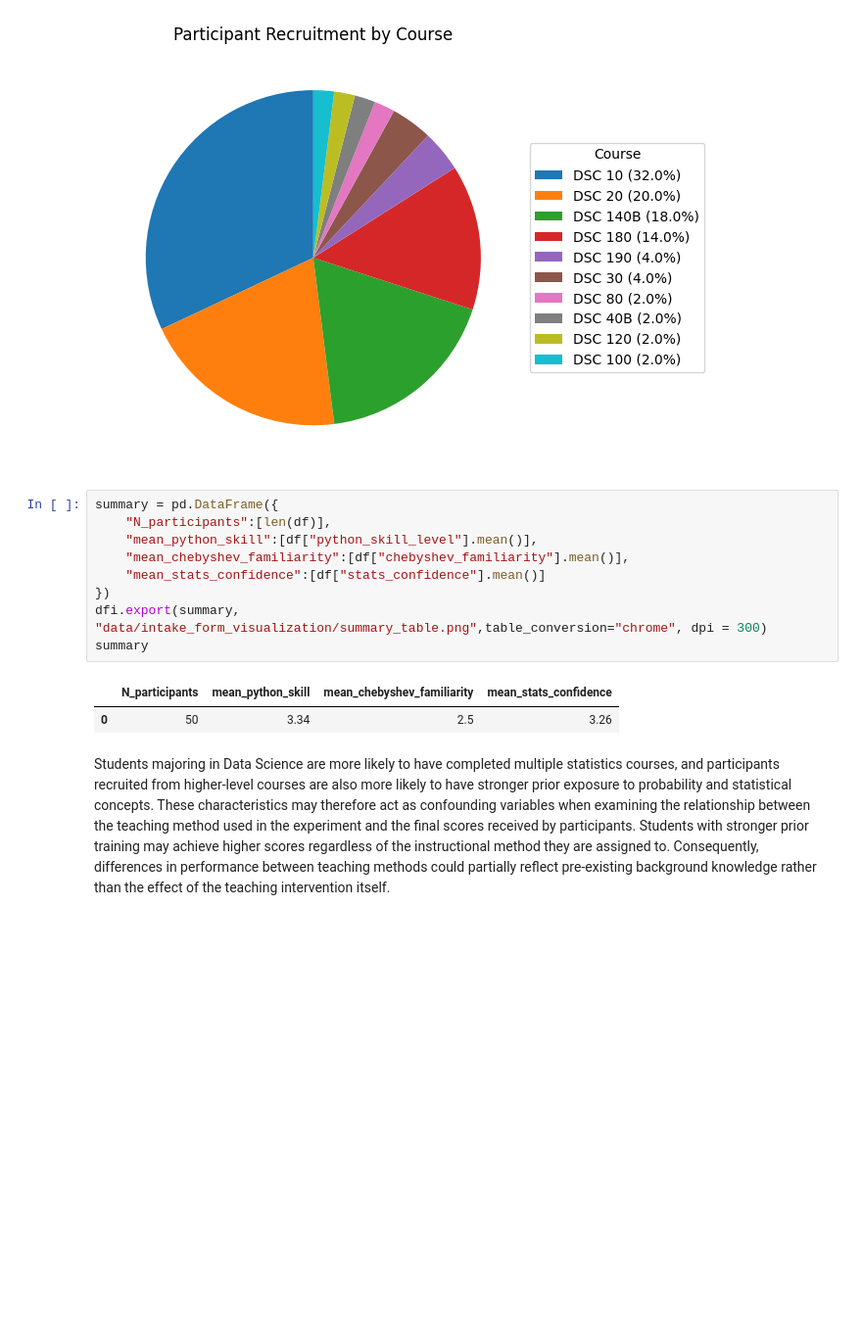
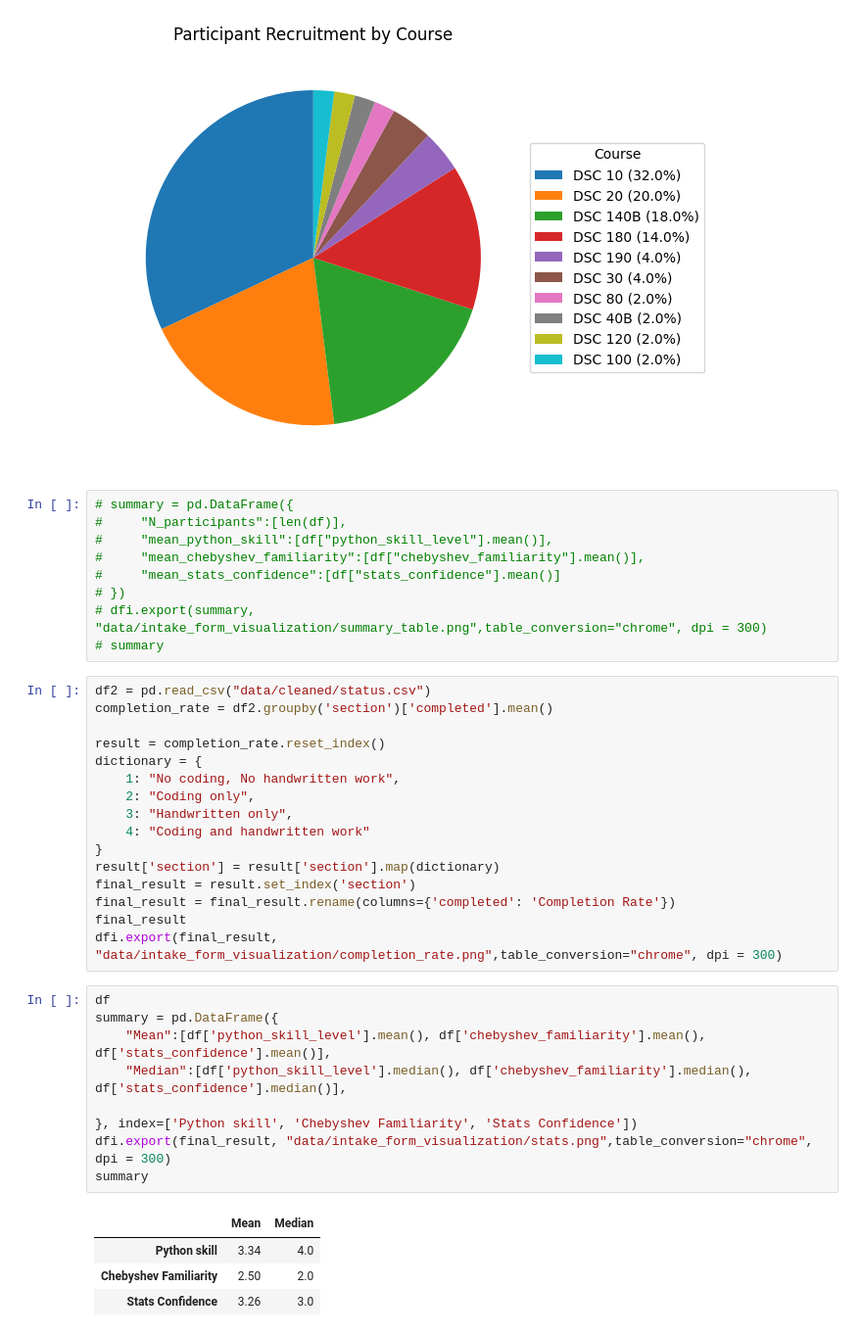
Before and after one commit to SaintHades/Simulation-coding-exercises-for-teaching-probability-theory, a Jupyter notebook: intake_form_visualization.ipynb, the cells around one changed output. Shown at 98% size. Drawn from its saved outputs; the diff is of its cells as text; blank space fills up the shorter version.

```diff
--- a/intake_form_visualization.ipynb
+++ b/intake_form_visualization.ipynb
@@ -61,16 +59,41 @@ plt.show()
 [figure]
 [figure]
 # %%
-summary = pd.DataFrame({
-    "N_participants":[len(df)],
-    "mean_python_skill":[df["python_skill_level"].mean()],
-    "mean_chebyshev_familiarity":[df["chebyshev_familiarity"].mean()],
-    "mean_stats_confidence":[df["stats_confidence"].mean()]
-})
-dfi.export(summary, "data/intake_form_visualization/summary_table.png",table_conversion="chrome", dpi = 300)
-summary
+# summary = pd.DataFrame({
+#     "N_participants":[len(df)],
+#     "mean_python_skill":[df["python_skill_level"].mean()],
+#     "mean_chebyshev_familiarity":[df["chebyshev_familiarity"].mean()],
+#     "mean_stats_confidence":[df["stats_confidence"].mean()]
+# })
+# dfi.export(summary, "data/intake_form_visualization/summary_table.png",table_conversion="chrome", dpi = 300)
+# summary
-# %% [output]
-|  | N_participants | mean_python_skill | mean_chebyshev_familiarity | mean_stats_confidence |
-| 0 | 50 | 3.34 | 2.5 | 3.26 |
-# %% [markdown]
-Students majoring in Data Science are more likely to have completed multiple statistics courses, and participants recruited from higher-level courses are also more likely to have stronger prior exposure to probability and statistical concepts. These characteristics may therefore act as confounding variables when examining the relationship between the teaching method used in the experiment and the final scores received by participants. Students with stronger prior training may achieve higher scores regardless of the instructional method they are assigned to. Consequently, differences in performance between teaching methods could partially reflect pre-existing background knowledge rather than the effect of the teaching intervention itself.
+# %%
+df2 = pd.read_csv("data/cleaned/status.csv")
+completion_rate = df2.groupby('section')['completed'].mean()
+
+result = completion_rate.reset_index()
+dictionary = {
+    1: "No coding, No handwritten work",
+    2: "Coding only",
+    3: "Handwritten only",
+    4: "Coding and handwritten work"
+}
+result['section'] = result['section'].map(dictionary)
+final_result = result.set_index('section')
+final_result = final_result.rename(columns={'completed': 'Completion Rate'})
+final_result
+dfi.export(final_result, "data/intake_form_visualization/completion_rate.png",table_conversion="chrome", dpi = 300)
+# %%
+df
+summary = pd.DataFrame({
+    "Mean":[df['python_skill_level'].mean(), df['chebyshev_familiarity'].mean(), df['stats_confidence'].mean()],
+    "Median":[df['python_skill_level'].median(), df['chebyshev_familiarity'].median(), df['stats_confidence'].median()],
+
+}, index=['Python skill', 'Chebyshev Familiarity', 'Stats Confidence'])
+dfi.export(final_result, "data/intake_form_visualization/stats.png",table_conversion="chrome", dpi = 300)
+summary
+# %% [output]
+|  | Mean | Median |
+| Python skill | 3.34 | 4.0 |
+| Chebyshev Familiarity | 2.50 | 2.0 |
+| Stats Confidence | 3.26 | 3.0 |
```
Also changed, not shown: parts of 1 cell of this notebook, 5 other files.
